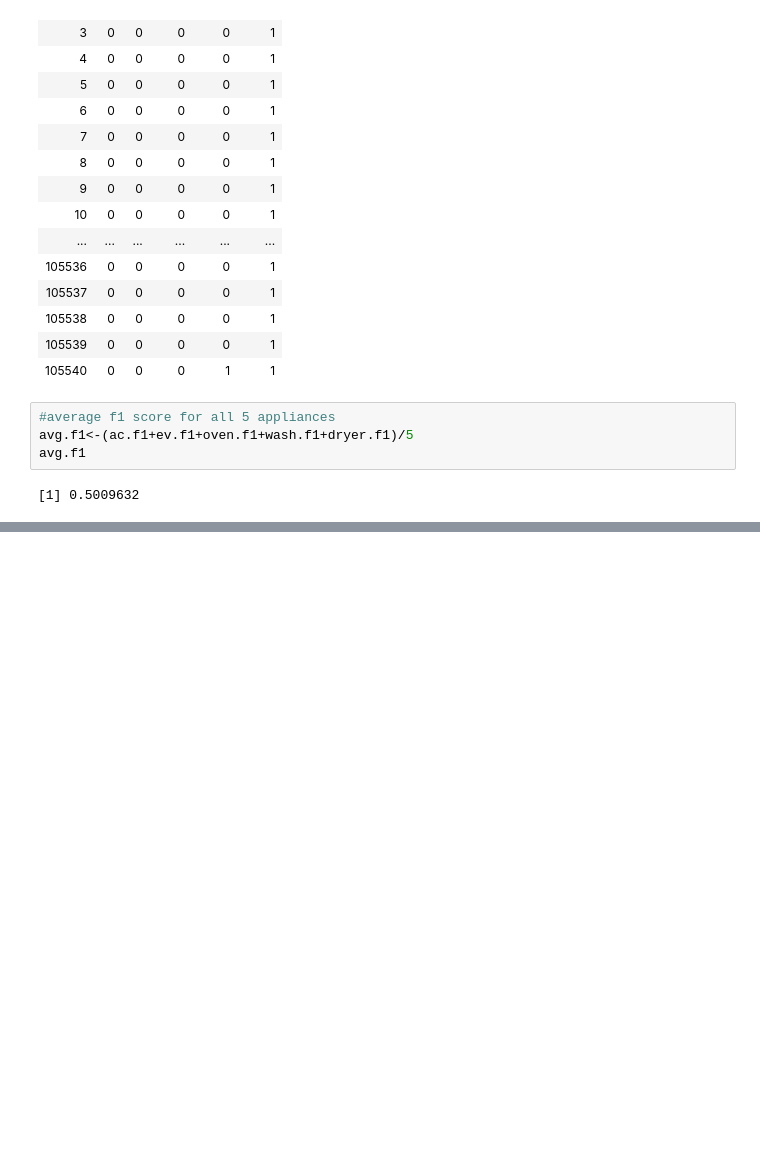
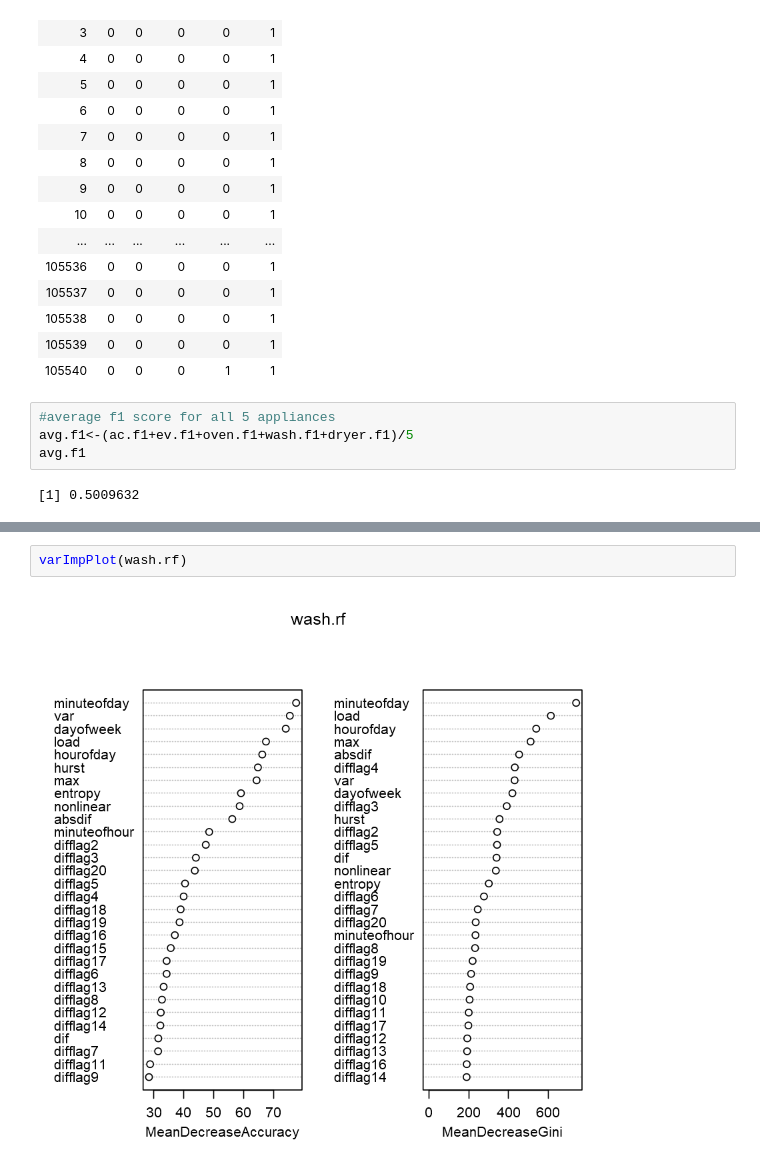
Before and after one commit to DanielTranDS/Appliance-EDA-Classification, a Jupyter notebook: AppliancesClassification_Codes.ipynb, the cells around one changed output, grey strips where cells are left out. Saved outputs shown, nothing was run; the diff lists cells and outputs as text; blank space fills up the shorter version.

```diff
--- a/AppliancesClassification_Codes.ipynb
+++ b/AppliancesClassification_Codes.ipynb
@@ -1589,0 +1758,4 @@ avg.f1
+# %%
+varImpPlot(wash.rf)
+# %% [output]
+[figure, added]
```
Also changed, not shown: parts of 27 cells of this notebook.
